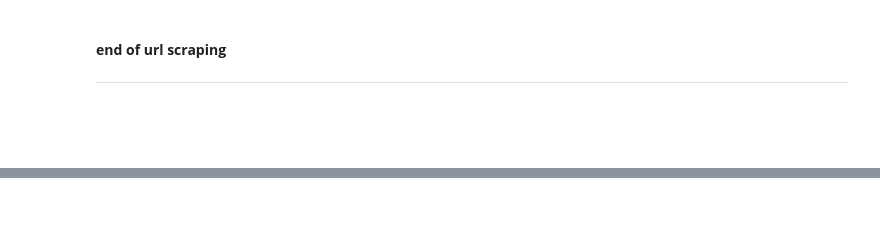
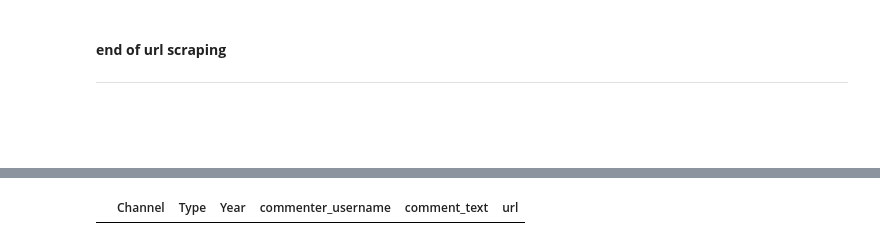
Before and after one commit to rgabelarde/youtube-scraper, a Jupyter notebook: Youtube_Scraper_(using_keyword_url).ipynb, the cells around one changed output, grey strips where cells are left out. Cells and saved outputs as stored; diff of their text form; code cells hidden in the pictures; blank space fills up the shorter version.

```diff
--- a/Youtube_Scraper_(using_keyword_url).ipynb
+++ b/Youtube_Scraper_(using_keyword_url).ipynb
@@ -520,0 +723,7 @@ def scrape_more_video_info(url):
+# %%
+comments_df = pd.DataFrame()
+
+for i, v in input_df.iterrows():
+  print(i,v)
+  comments_df = pd.concat([comments_df,
+                           scrape_comments(v['Channel'], v['Type'], v['Year'], v['Link'])])
@@ -520,0 +747,5 @@ def scrape_more_video_info(url):
+# %%
+comments_df.reset_index(drop=True, inplace=True)
+comments_df.head()
+# %% [output]
+|  | Channel | Type | Year | commenter_username | comment_text | url |
```
Also changed, not shown: parts of 42 cells of this notebook.
